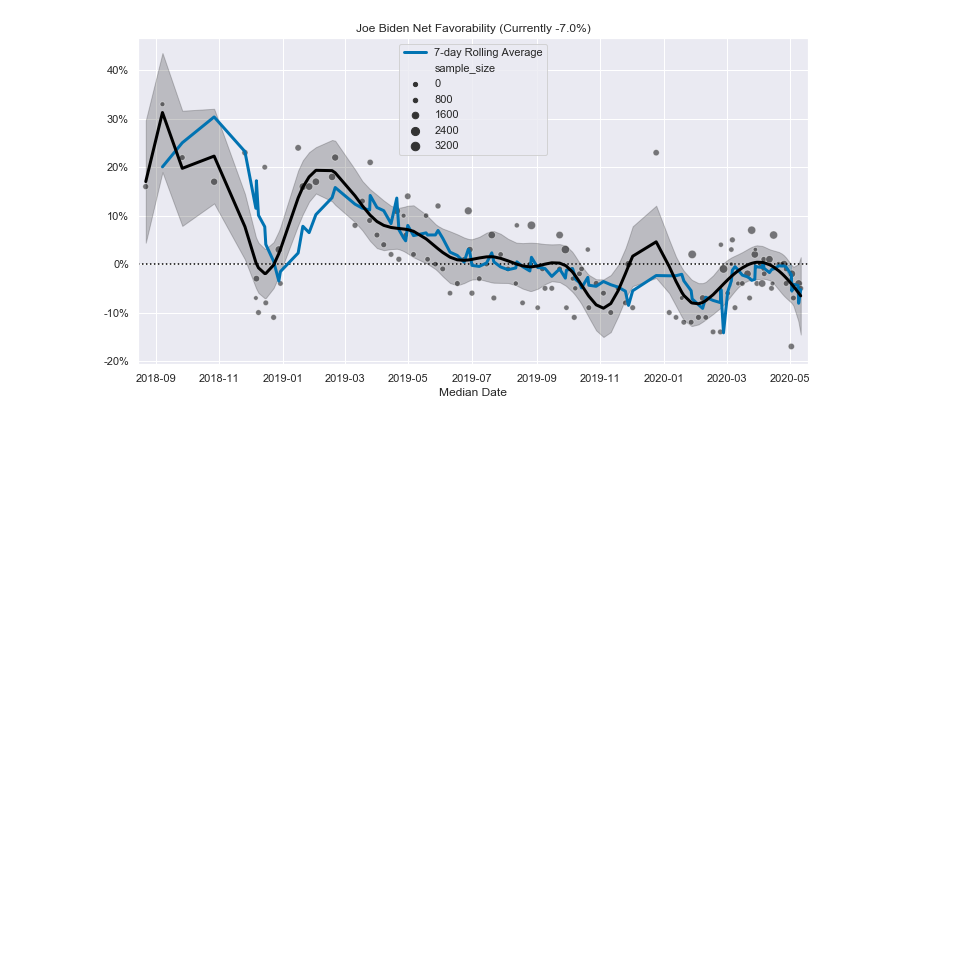
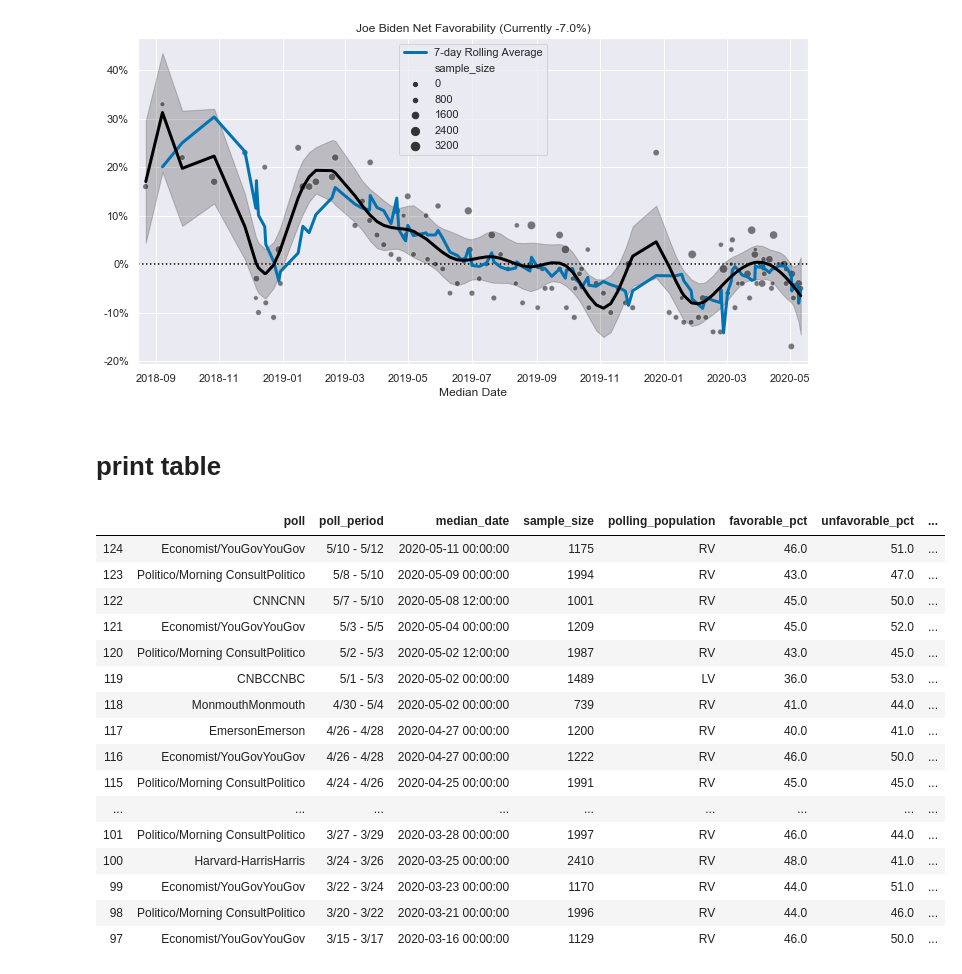
Before and after one commit to nmmichalak/nmmichalak.github.io, a Jupyter notebook: joe_biden_rcp_favorability.ipynb, the cells around one changed output. Saved outputs shown, nothing was run; the diff lists cells and outputs as text; code cells hidden in the pictures; blank space fills up the shorter version.

Commit message:
updated biden favor polling average via upload

```diff
--- a/joe_biden_rcp_favorability.ipynb
+++ b/joe_biden_rcp_favorability.ipynb
@@ -138,3 +125,25 @@ axes.set_ylabel(ylabel = None)
 # %% [output]
 Text(0, 0.5, '')
 [figure]
+# %% [markdown]
+# print table
+# %%
+biden_favorability_full.loc[:, ["poll", "poll_period", "median_date", "sample_size", "polling_population", "favorable_pct", "unfavorable_pct", "net_favorable_pct", "net_favorable_pct_hat", "lower_pct_hat", "upper_pct_hat"]].sort_values("median_date", ascending = False).head(n = 28)
+# %% [output]
+|  | poll | poll_period | median_date | sample_size | polling_population | favorable_pct | unfavorable_pct | ... |
+| 124 | Economist/YouGovYouGov | 5/10 - 5/12 | 2020-05-11 00:00:00 | 1175 | RV | 46.0 | 51.0 | ... |
+| 123 | Politico/Morning ConsultPolitico | 5/8 - 5/10 | 2020-05-09 00:00:00 | 1994 | RV | 43.0 | 47.0 | ... |
+| 122 | CNNCNN | 5/7 - 5/10 | 2020-05-08 12:00:00 | 1001 | RV | 45.0 | 50.0 | ... |
+| 121 | Economist/YouGovYouGov | 5/3 - 5/5 | 2020-05-04 00:00:00 | 1209 | RV | 45.0 | 52.0 | ... |
+| 120 | Politico/Morning ConsultPolitico | 5/2 - 5/3 | 2020-05-02 12:00:00 | 1987 | RV | 43.0 | 45.0 | ... |
+| 119 | CNBCCNBC | 5/1 - 5/3 | 2020-05-02 00:00:00 | 1489 | LV | 36.0 | 53.0 | ... |
+| 118 | MonmouthMonmouth | 4/30 - 5/4 | 2020-05-02 00:00:00 | 739 | RV | 41.0 | 44.0 | ... |
+| 117 | EmersonEmerson | 4/26 - 4/28 | 2020-04-27 00:00:00 | 1200 | RV | 40.0 | 41.0 | ... |
+| 116 | Economist/YouGovYouGov | 4/26 - 4/28 | 2020-04-27 00:00:00 | 1222 | RV | 46.0 | 50.0 | ... |
+| 115 | Politico/Morning ConsultPolitico | 4/24 - 4/26 | 2020-04-25 00:00:00 | 1991 | RV | 45.0 | 45.0 | ... |
+| ... | ... | ... | ... | ... | ... | ... | ... | ... |
+| 101 | Politico/Morning ConsultPolitico | 3/27 - 3/29 | 2020-03-28 00:00:00 | 1997 | RV | 46.0 | 44.0 | ... |
+| 100 | Harvard-HarrisHarris | 3/24 - 3/26 | 2020-03-25 00:00:00 | 2410 | RV | 48.0 | 41.0 | ... |
+| 99 | Economist/YouGovYouGov | 3/22 - 3/24 | 2020-03-23 00:00:00 | 1170 | RV | 44.0 | 51.0 | ... |
+| 98 | Politico/Morning ConsultPolitico | 3/20 - 3/22 | 2020-03-21 00:00:00 | 1996 | RV | 44.0 | 46.0 | ... |
+| 97 | Economist/YouGovYouGov | 3/15 - 3/17 | 2020-03-16 00:00:00 | 1129 | RV | 46.0 | 50.0 | ... |
```
Also changed, not shown: parts of 1 cell of this notebook.
